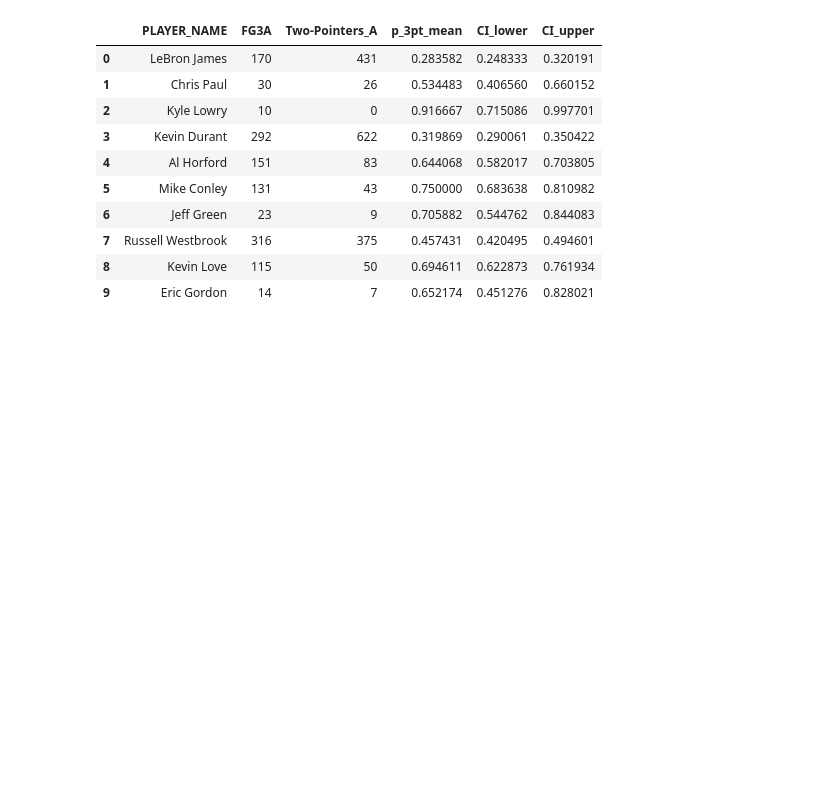
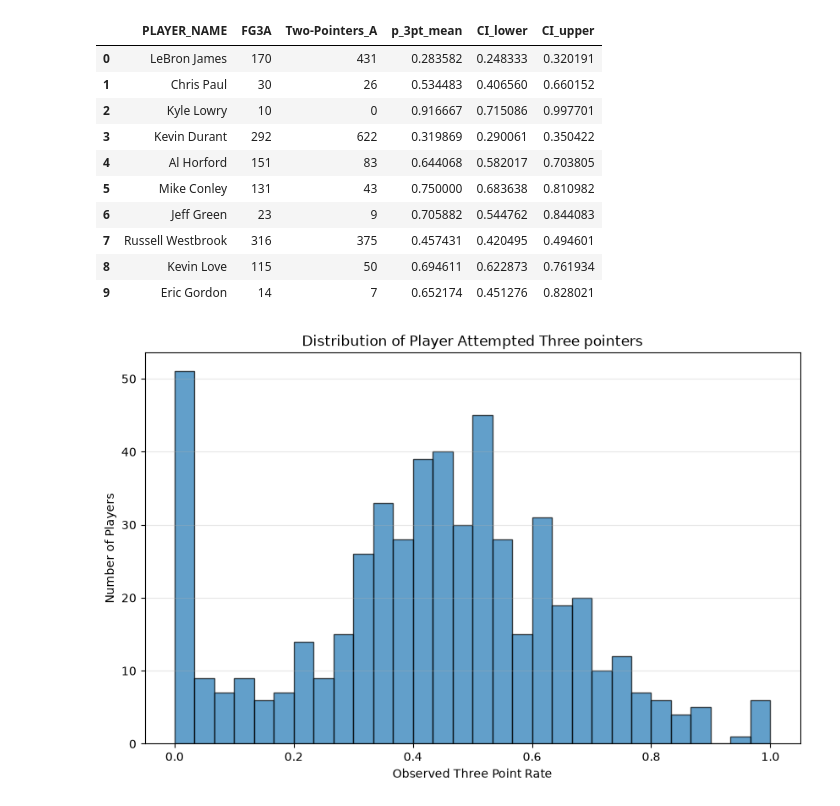
Before and after one commit to nikoiaki-ai/NBA_Project, a Jupyter notebook: notebooks/my_notebook.ipynb, the cells around one changed output. Saved outputs shown, nothing was run; the diff lists cells and outputs as text; code cells hidden in the pictures; blank space fills up the shorter version.

```diff
--- a/notebooks/my_notebook.ipynb
+++ b/notebooks/my_notebook.ipynb
@@ -206,0 +204,18 @@ players = sorted_stats.iloc[[0, len(sorted_stats)//2, -1]]
+# %%
+player_stats['FGA_Total'] =  player_stats['Two-Pointers_A'] + player_stats['FG3A']
+player_stats['ThreeP_Rate'] = (player_stats['FG3A'] / player_stats['FGA_Total'])
+# %%
+plt.figure(figsize=(10,6))
+plt.hist(
+    player_stats['ThreeP_Rate'],
+    bins = 30,
+    edgecolor='black',
+    alpha=0.7
+)
+plt.xlabel('Observed Three Point Rate')
+plt.ylabel('Number of Players')
+plt.title('Distribution of Player Attempted Three pointers')
+plt.grid(axis='y',alpha=0.3)
+plt.show()
+# %% [output]
+[figure, added]
```
Also changed, not shown: parts of 24 cells of this notebook.
